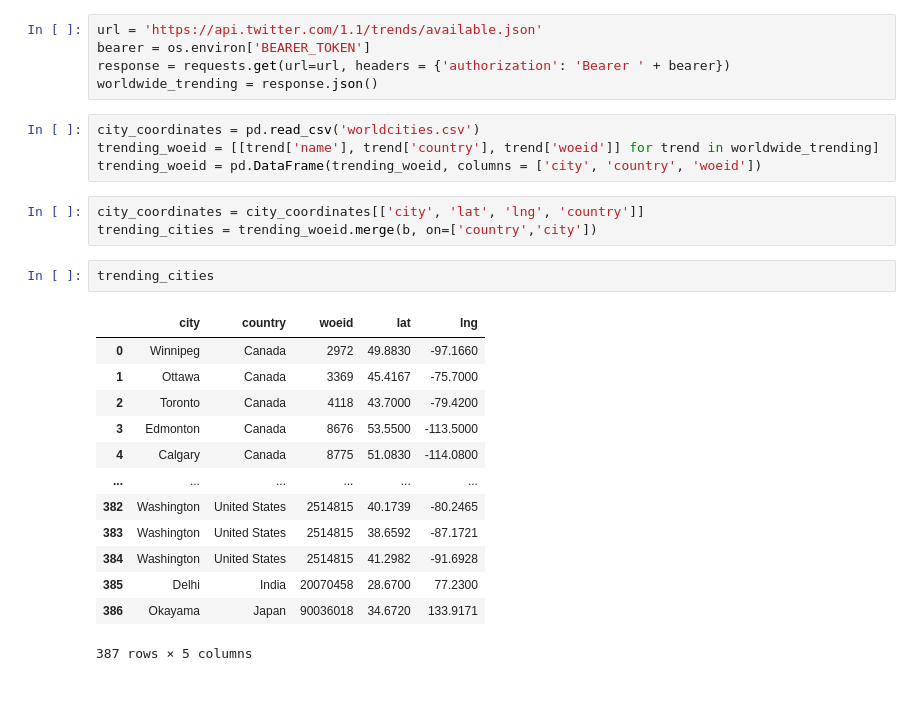
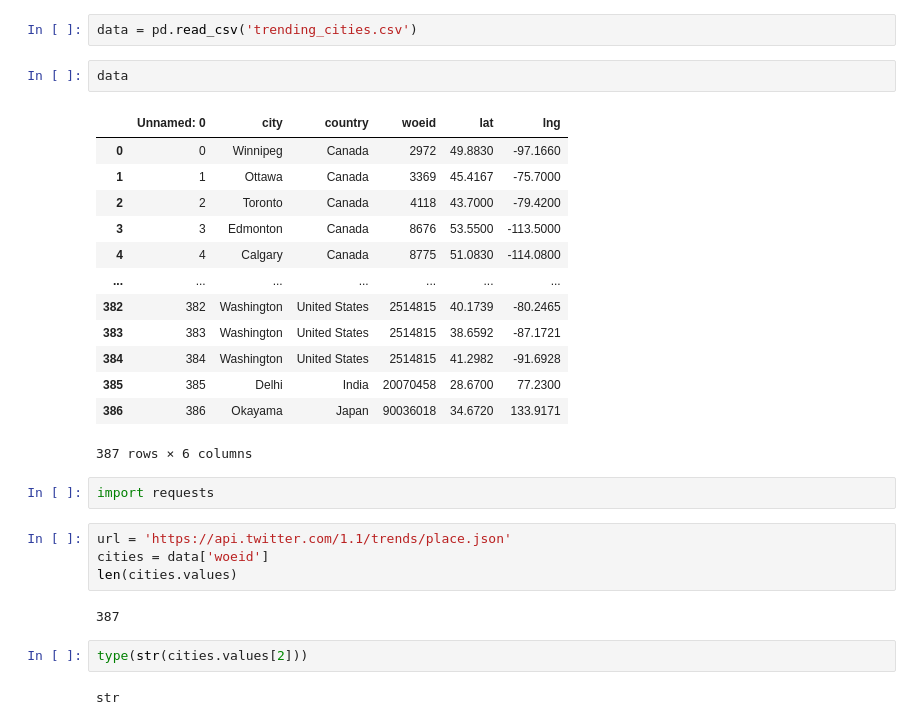
Before and after one commit to deveshdatwani/Trends_On_The_Map, a Jupyter notebook: heroku_app/Untitled.ipynb, the cells around one changed output. Drawn from its saved outputs; the diff is of its cells as text; blank space fills up the shorter version.

```diff
--- a/heroku_app/Untitled.ipynb
+++ b/heroku_app/Untitled.ipynb
@@ -4,29 +2,31 @@ import os
 import pandas as pd
-# %%
-url = 'https://api.twitter.com/1.1/trends/available.json'
-bearer = os.environ['BEARER_TOKEN']
-response = requests.get(url=url, headers = {'authorization': 'Bearer ' + bearer})
-worldwide_trending = response.json()
-# %%
-city_coordinates = pd.read_csv('worldcities.csv')
-trending_woeid = [[trend['name'], trend['country'], trend['woeid']] for trend in worldwide_trending]
-trending_woeid = pd.DataFrame(trending_woeid, columns = ['city', 'country', 'woeid'])
-# %%
-city_coordinates = city_coordinates[['city', 'lat', 'lng', 'country']]
-trending_cities = trending_woeid.merge(b, on=['country','city'])
-# %%
-trending_cities
-# %% [output]
-|  | city | country | woeid | lat | lng |
-| 0 | Winnipeg | Canada | 2972 | 49.8830 | -97.1660 |
-| 1 | Ottawa | Canada | 3369 | 45.4167 | -75.7000 |
-| 2 | Toronto | Canada | 4118 | 43.7000 | -79.4200 |
-| 3 | Edmonton | Canada | 8676 | 53.5500 | -113.5000 |
-| 4 | Calgary | Canada | 8775 | 51.0830 | -114.0800 |
-| ... | ... | ... | ... | ... | ... |
-| 382 | Washington | United States | 2514815 | 40.1739 | -80.2465 |
-| 383 | Washington | United States | 2514815 | 38.6592 | -87.1721 |
-| 384 | Washington | United States | 2514815 | 41.2982 | -91.6928 |
-| 385 | Delhi | India | 20070458 | 28.6700 | 77.2300 |
-| 386 | Okayama | Japan | 90036018 | 34.6720 | 133.9171 |
-387 rows × 5 columns
+# %%
+data = pd.read_csv('trending_cities.csv')
+# %%
+data
+# %% [output]
+|  | Unnamed: 0 | city | country | woeid | lat | lng |
+| 0 | 0 | Winnipeg | Canada | 2972 | 49.8830 | -97.1660 |
+| 1 | 1 | Ottawa | Canada | 3369 | 45.4167 | -75.7000 |
+| 2 | 2 | Toronto | Canada | 4118 | 43.7000 | -79.4200 |
+| 3 | 3 | Edmonton | Canada | 8676 | 53.5500 | -113.5000 |
+| 4 | 4 | Calgary | Canada | 8775 | 51.0830 | -114.0800 |
+| ... | ... | ... | ... | ... | ... | ... |
+| 382 | 382 | Washington | United States | 2514815 | 40.1739 | -80.2465 |
+| 383 | 383 | Washington | United States | 2514815 | 38.6592 | -87.1721 |
+| 384 | 384 | Washington | United States | 2514815 | 41.2982 | -91.6928 |
+| 385 | 385 | Delhi | India | 20070458 | 28.6700 | 77.2300 |
+| 386 | 386 | Okayama | Japan | 90036018 | 34.6720 | 133.9171 |
+387 rows × 6 columns
+# %%
+import requests
+# %%
+url = 'https://api.twitter.com/1.1/trends/place.json'
+cities = data['woeid']
+len(cities.values)
+# %% [output]
+387
+# %%
+type(str(cities.values[2]))
+# %% [output]
+str
```
Also changed, not shown: parts of 7 cells of this notebook, 5 other files.
